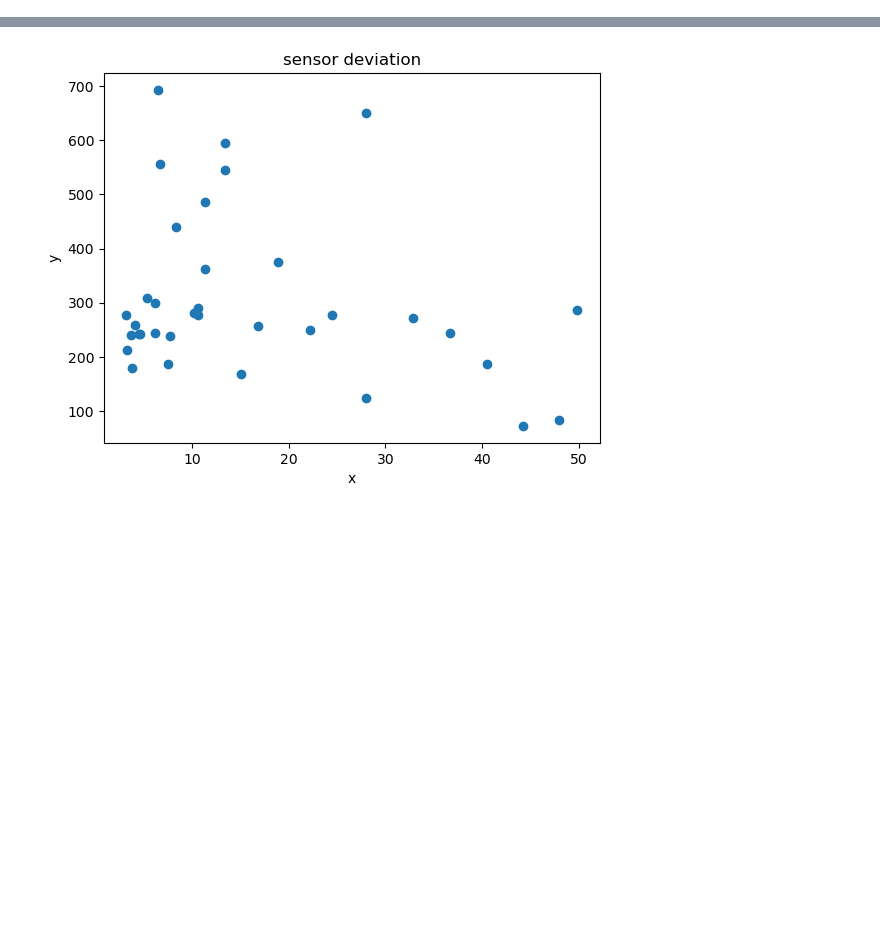
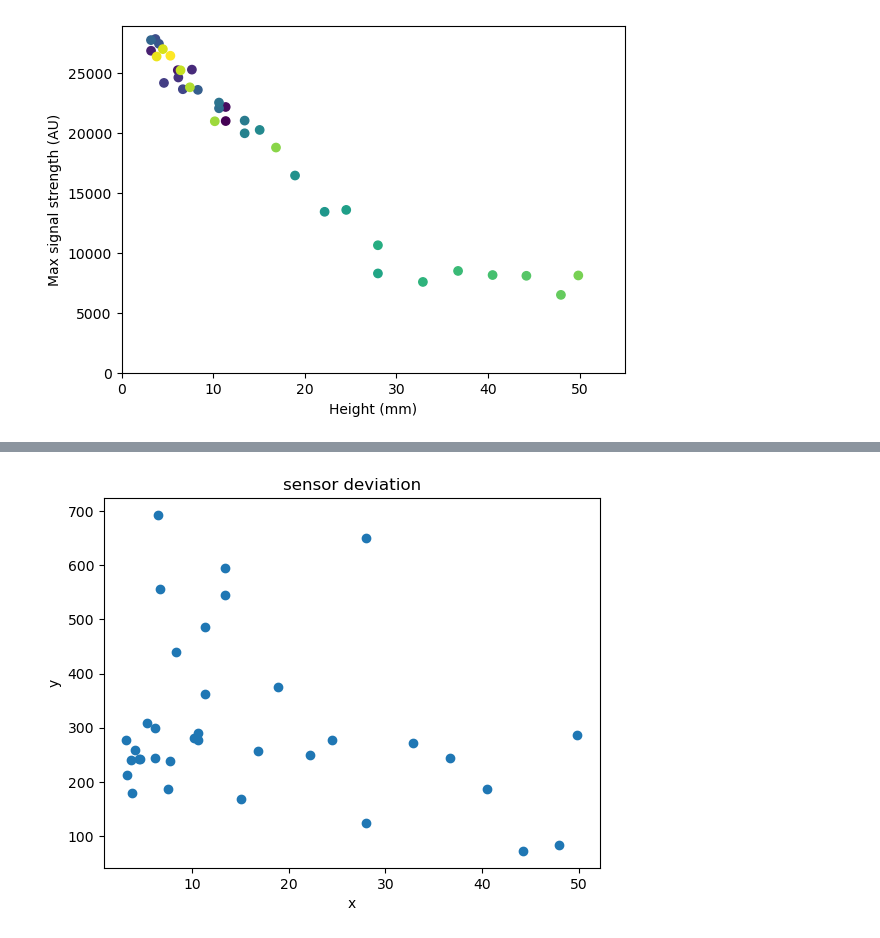
Before and after one commit to Michiel-E3/Bachelor-project, a Jupyter notebook: data-analyse experiment 1/data-analysis.ipynb, the cells around one changed output, grey strips where cells are left out. Drawn from its saved outputs; the diff is of its cells as text; code cells hidden in the pictures; blank space fills up the shorter version.

```diff
--- a/data-analyse experiment 1/data-analysis.ipynb
+++ b/data-analyse experiment 1/data-analysis.ipynb
@@ -71 +123,18 @@ plt.clf()
 <Figure size 640x480 with 0 Axes>
+# %%
+x = []
+y = []
+
+for i in range(len(data)):
+    x.append(data[i][0][0])
+    y.append(np.max(data[i][6]))
+
+plt.figure(figsize=(6.5, 4.5))
+plt.scatter(x, y, c=range(5,number_of_files), cmap='viridis')
+plt.xlim(0,55)
+plt.ylim(bottom=0)
+plt.xlabel("Height (mm)")
+plt.ylabel("Max signal strength (AU)")
+plt.show()
+# %% [output]
+[figure, added]
```
Also changed, not shown: parts of 5 cells of this notebook, 9 other files.
